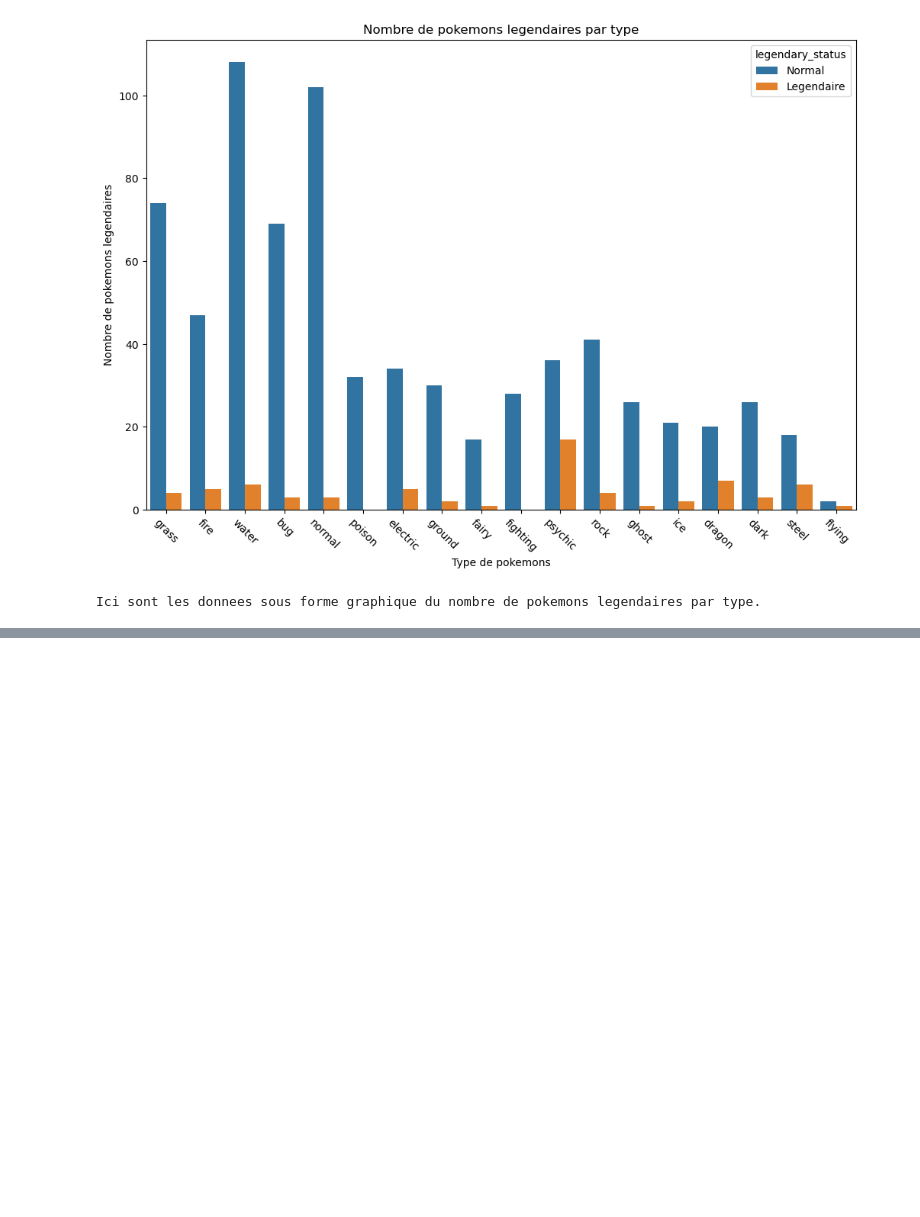
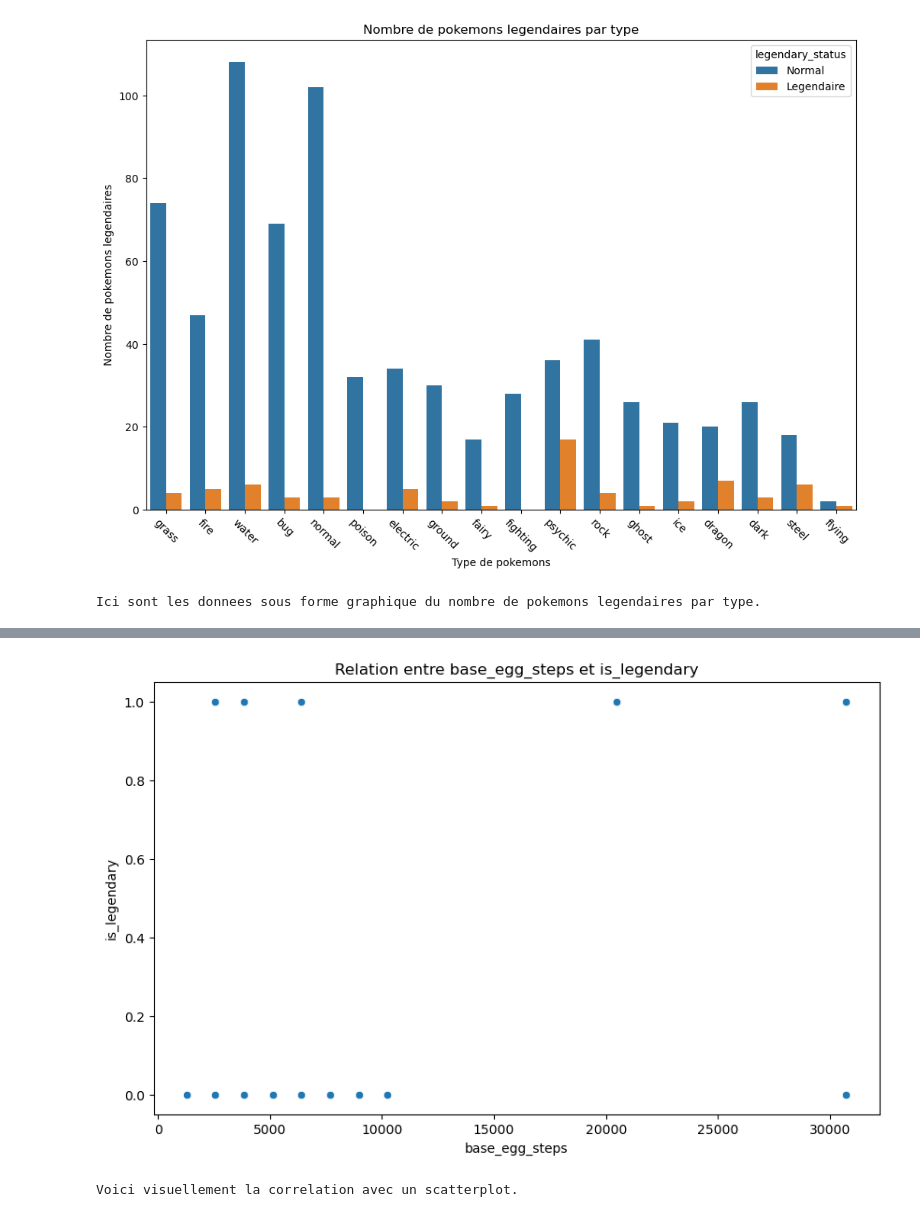
Before and after one commit to thomashuynh795/esgi-ia-tp-1, a Jupyter notebook: main.ipynb, the cells around one changed output, grey strips where cells are left out. Saved outputs shown, nothing was run; the diff lists cells and outputs as text; code cells hidden in the pictures; blank space fills up the shorter version.

```diff
--- a/main.ipynb
+++ b/main.ipynb
@@ -135,0 +181,12 @@ Ici sont les donnees sous forme graphique du nombre de pokemons legendaires par
+# %%
+x, y = variable_max_corr
+plt.figure(figsize=(10, 6))
+sns.scatterplot(data=df, x=x, y=y)
+plt.title(f'Relation entre {x} et {y}')
+plt.xlabel(x)
+plt.ylabel(y)
+plt.show()
+print('''Voici visuellement la correlation avec un scatterplot.''')
+# %% [output]
+[figure, added]
+Voici visuellement la correlation avec un scatterplot.
```
Also changed, not shown: parts of 5 cells of this notebook.
